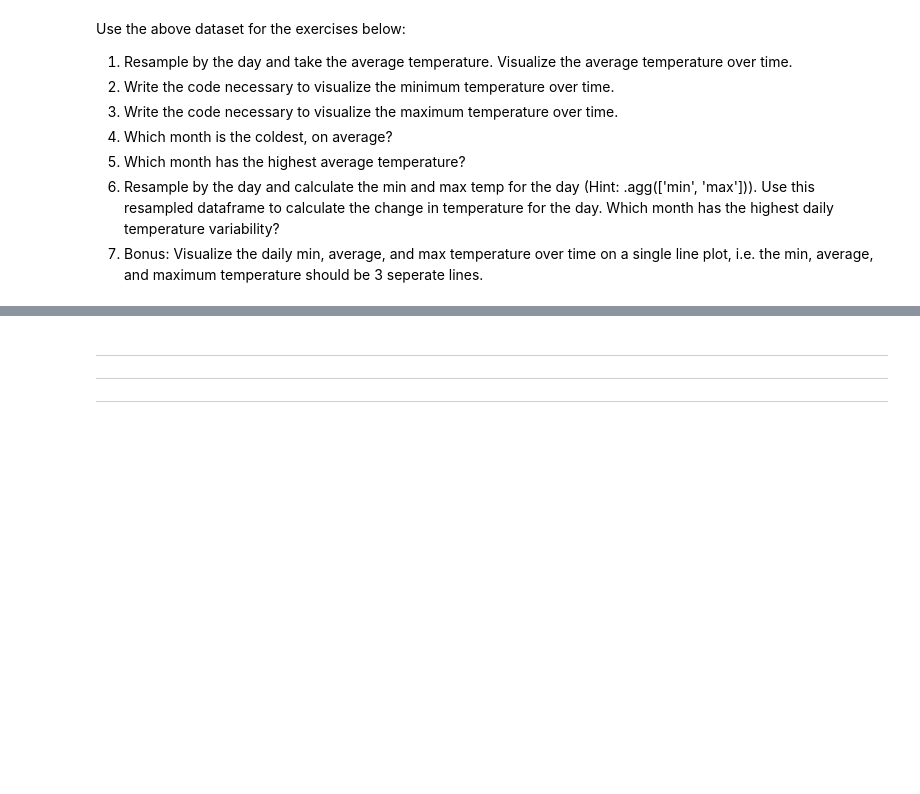
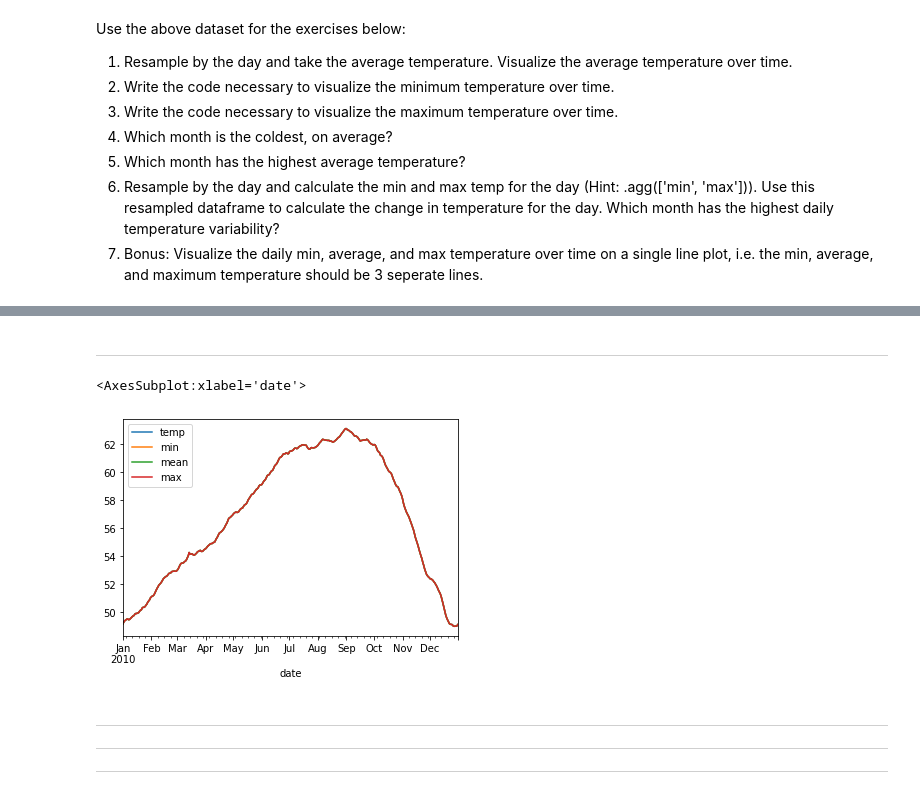
Before and after one commit to nicholas-dougherty/time-series-exercises, a Jupyter notebook: working_with_time.ipynb, the cells around one changed output, grey strips where cells are left out. Saved outputs shown, nothing was run; the diff lists cells and outputs as text; code cells hidden in the pictures; blank space fills up the shorter version.

```diff
--- a/working_with_time.ipynb
+++ b/working_with_time.ipynb
@@ -46,2 +105,10 @@ Use the above dataset for the exercises below:
 # %%
 # Which month is the coldest, on average?
+
+# First create a column for the months.
+df2['month'] = df2.index.month_name()
+print(f' The coldest month on average is {df2.groupby("month").temp.mean().sort_values().idxmin()}')
+
+# The string method will be different, resampling on 'M' which is the month's end. The month's beginning (monthstart) would be MS
+print(' \n December and January are very close, but Jan takes the cake.')
+df2.resample('M').temp.mean().sort_values().nsmallest(n=5)
@@ -50,7 +145,17 @@ Use the above dataset for the exercises below:
+# %% [markdown]
+***
 # %%
 # Resample by the day and calculate the min and max temp for the day (Hint: .agg(['min', 'max'])).
 # Use this resampled dataframe to calculate the change in temperature for the day.
 # Which month has the highest daily temperature variability?
+ax = df2.plot()
+# NB. Be careful of multi indexes and aggregating series vs. dataframes
+df2.resample('D').temp.agg(['min', 'mean', 'max']).plot(ax=ax)
+# this isn't working for me.
+# I'll need to go back and check the repo to see what I missed. Probably has to do with the index.
+# %% [output]
+<AxesSubplot:xlabel='date'>
+[figure, added]
 # %% [markdown]
 ***
 ***
```
Also changed, not shown: parts of 34 cells of this notebook.
